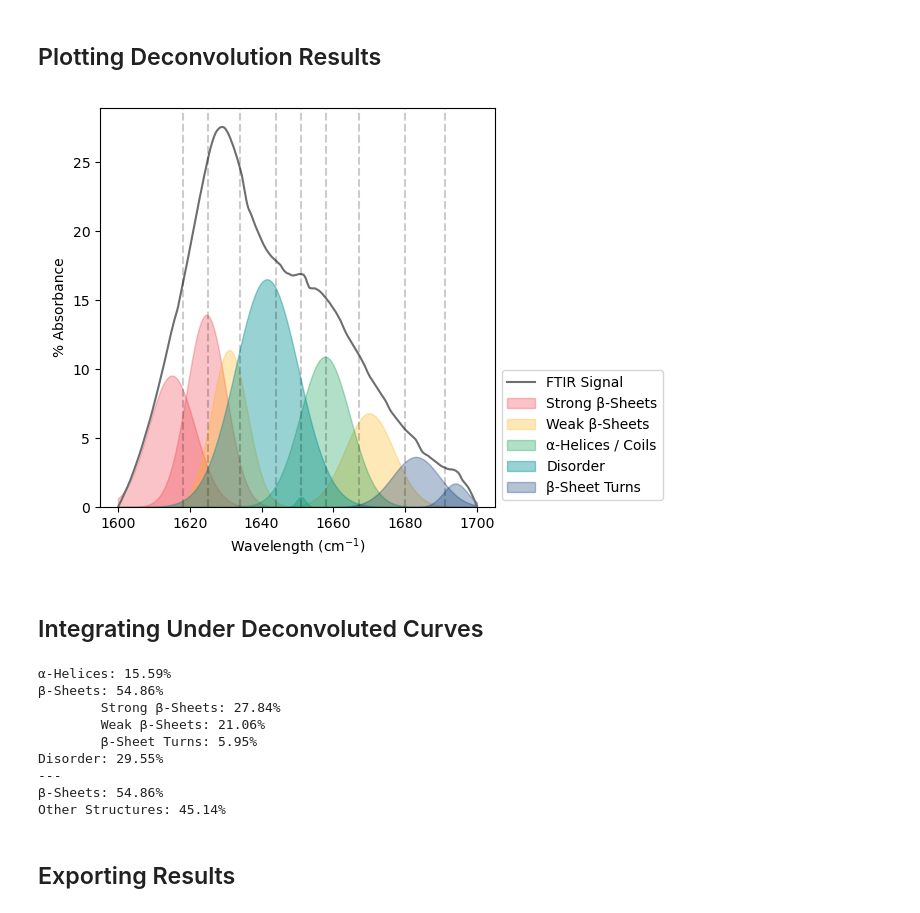
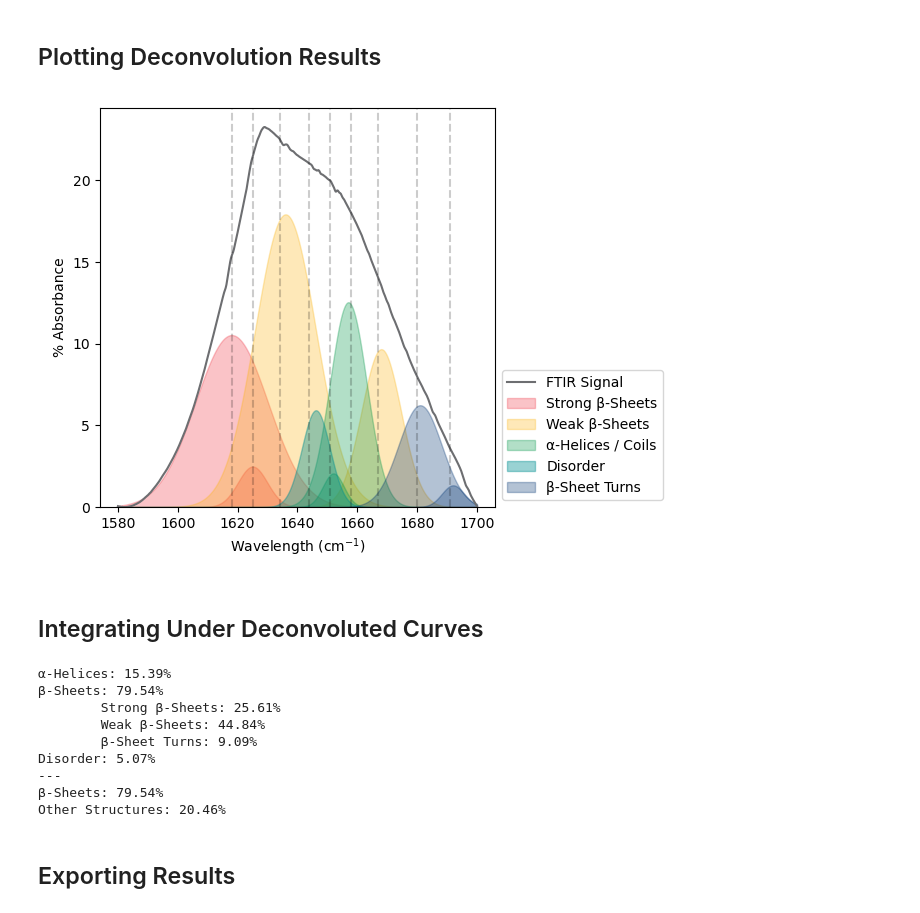
Before and after one commit to aeashmar/utilities, a Jupyter notebook: analysis/FTIR-Deconvolution-Advanced.ipynb, the cells around one changed output. Drawn from its saved outputs; the diff is of its cells as text; code cells hidden in the pictures.

Commit message:
Update 2nd derivative spectrum

```diff
--- a/analysis/FTIR-Deconvolution-Advanced.ipynb
+++ b/analysis/FTIR-Deconvolution-Advanced.ipynb
@@ -96,0 +89,15 @@ plt.plot(wave, diff)
+# %%
+%matplotlib widget
+diff = np.diff(a=absorbance, n=2, append=0, prepend=0)  # Computing second derivative
+
+# Plotting the second derivative of the spectrum
+diffPlot = plt.figure()
+plt.plot(wave, diff, figure=diffPlot)
+plt.xlabel("Wavelength (cm$^{-1}$)")
+plt.ylabel("Second Derivative of FTIR Signal")
+
+# Plotting the theorectical peaks (from literature)
+theorWaves = np.array([1618, 1625, 1634, 1644, 1651, 1658, 1667, 1680, 1691])
+for _ in theorWaves:
+    plt.axvline(_, color="black", linestyle="--", alpha=0.2, figure=diffPlot)
+del _
@@ -97,12 +110,14 @@ plt.plot(wave, diff)
 # %%
 # Establishing best initial guesses for fit parameters
 amps = np.array([50, 50, 50, 50, 50, 50, 50, 50, 50])
-mus = np.array([1618, 1625, 1634, 1644, 1651, 1658, 1667, 1680, 1691])
+mus = np.array(
+    [1617, 1624, 1637, 1647, 1653, 1656, 1669, 1680, 1691]
+)  # INPUT: Wavelength centers (cm^-1)
 sigmas = [1, 1, 1, 1, 1, 1, 1, 1, 1]
 
-# Establishing bounds for wavelength centers (+/- 5 cm^-1)
-mus_lower = mus - 3
-mus_upper = mus + 3
+# Establishing bounds for wavelength centers (+/- 1 cm^-1)
+mus_lower = mus - 1
+mus_upper = mus + 1
 
 # Creating the model as the sum of n Gaussian peaks
 nPeaks = 9  # INPUT: Number of peaks in the model
@@ -176,35 +191,35 @@ plt.plot(wave, absorbance, figure=finalPlot, color="C0")
 plt.fill_between(x=wave, y1=fitPeaks[7, :], alpha=0.3, color='C1', figure=finalPlot)
 plt.fill_between(x=wave, y1=fitPeaks[8, :], alpha=0.3, color='C1', figure=finalPlot)
 
 # Plotting Weakly-Bonded Beta-Sheets
 plt.fill_between(x=wave, y1=fitPeaks[6, :], alpha=0.3, color='C2', figure=finalPlot)
 plt.fill_between(x=wave, y1=fitPeaks[2, :], alpha=0.3, color='C2', figure=finalPlot)
 
 # Alpha-Helices / Coils
 plt.fill_between(x=wave, y1=fitPeaks[3, :], alpha=0.3, color='C3', figure=finalPlot)
 plt.fill_between(x=wave, y1=fitPeaks[4, :], alpha=0.3, color='C3', figure=finalPlot)
 
 # Disordered Regions
 plt.fill_between(x=wave, y1=fitPeaks[5, :], alpha=0.4, color='C4', figure=finalPlot)
 
 # Plotting Beta-Sheet Turns
 plt.fill_between(x=wave, y1=fitPeaks[0, :], alpha=0.3, color='C5', figure=finalPlot)
 plt.fill_between(x=wave, y1=fitPeaks[1, :], alpha=0.3, color='C5', figure=finalPlot)
 
 # Plotting tabulated wavelengths for secondary structures
-for o in mus:
+for o in theorWaves:
     plt.axvline(o, color="black", linestyle="--", alpha=0.2)
 
 # Plot styling
 plt.ylim(bottom=0)
 plt.xlabel("Wavelength (cm$^{-1}$)")
 plt.ylabel("% Absorbance")
 
 legendOrder = ["FTIR Signal", "Strong β-Sheets", "_", "Weak β-Sheets", "_", "α-Helices / Coils", "_", "Disorder", "β-Sheet Turns", "_"]
 plt.legend(legendOrder, bbox_to_anchor=(1,0), loc="lower left")
 plt.tight_layout()
 # %% [output]
-[figure, old version]
+[figure, new version]
 # %% [markdown]
 ## Integrating Under Deconvoluted Curves
 # %%
@@ -236,15 +251,15 @@ print("---")
 print("β-Sheets: {:.2f}%".format(betaPercent))
 print("Other Structures: {:.2f}%".format(alphaPercent + disorderPercent))
 # %% [output]
-α-Helices: 15.59%
-β-Sheets: 54.86%
-        Strong β-Sheets: 27.84%
-        Weak β-Sheets: 21.06%
-        β-Sheet Turns: 5.95%
-Disorder: 29.55%
+α-Helices: 15.39%
+β-Sheets: 79.54%
+        Strong β-Sheets: 25.61%
+        Weak β-Sheets: 44.84%
+        β-Sheet Turns: 9.09%
+Disorder: 5.07%
 ---
-β-Sheets: 54.86%
-Other Structures: 45.14%
+β-Sheets: 79.54%
+Other Structures: 20.46%
 # %% [markdown]
 ## Exporting Results
 # %%
```
Also changed, not shown: parts of 7 cells of this notebook.
